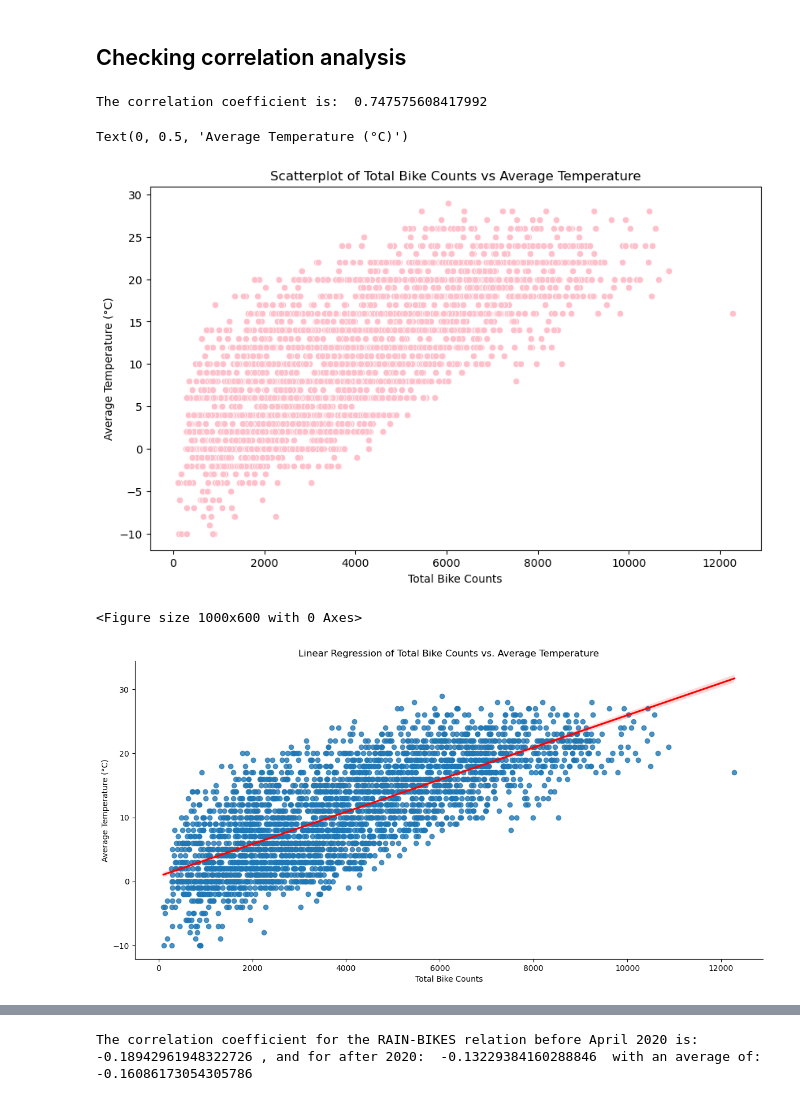
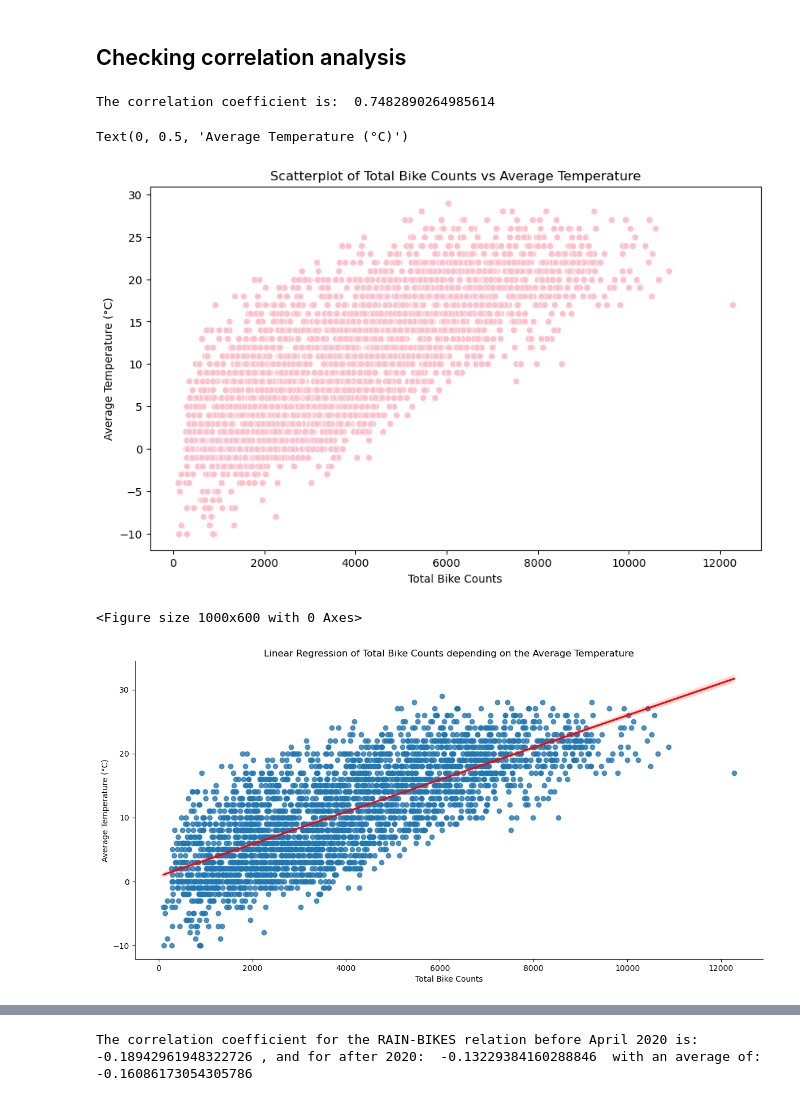
Before and after one commit to cap7586/CaroPeThesis, a Jupyter notebook: Munich_Complete_Analysis/Muc.ipynb, the cells around one changed output, grey strips where cells are left out. Cells and saved outputs as stored; diff of their text form; code cells hidden in the pictures.

```diff
--- a/Munich_Complete_Analysis/Muc.ipynb
+++ b/Munich_Complete_Analysis/Muc.ipynb
@@ -104,23 +116,23 @@ plt.show()
 # %% [output]
 [figure]
 # %%
-df_location_erhardt = df_munich[df_munich['zaehlstelle']=='Erhardt'].reset_index()
-df_location_erhardt = df_location_erhardt[['datum','zaehlstelle','gesamt','min.temp','max.temp','niederschlag']]
+df_location_erhardt = df_munich[df_munich['Location']=='Erhardt'].reset_index()
+df_location_erhardt = df_location_erhardt[['Date','Location','Total','MinTemp','MaxTemp', 'AvgTemp','RainfallVolume']]
 
-df_location_kreuther = df_munich[df_munich['zaehlstelle']=='Kreuther'].reset_index()
-df_location_kreuther = df_location_kreuther[['datum','zaehlstelle','gesamt','min.temp','max.temp','niederschlag']]
+df_location_kreuther = df_munich[df_munich['Location']=='Kreuther'].reset_index()
+df_location_kreuther = df_location_kreuther[['Date','Location','Total','MinTemp','MaxTemp', 'AvgTemp','RainfallVolume']]
 
-df_location_Hirsch = df_munich[df_munich['zaehlstelle']=='Hirsch'].reset_index()
-df_location_Hirsch = df_location_Hirsch[['datum','zaehlstelle','gesamt','min.temp','max.temp','niederschlag']]
+df_location_Hirsch = df_munich[df_munich['Location']=='Hirsch'].reset_index()
+df_location_Hirsch = df_location_Hirsch[['Date','Location','Total','MinTemp','MaxTemp', 'AvgTemp','RainfallVolume']]
 
-df_location_Olympia = df_munich[df_munich['zaehlstelle']=='Olympia'].reset_index()
-df_location_Olympia = df_location_Olympia[['datum','zaehlstelle','gesamt','min.temp','max.temp','niederschlag']]
+df_location_Olympia = df_munich[df_munich['Location']=='Olympia'].reset_index()
+df_location_Olympia = df_location_Olympia[['Date','Location','Total','MinTemp','MaxTemp', 'AvgTemp','RainfallVolume']]
 
-df_location_Margareten = df_munich[df_munich['zaehlstelle']=='Margareten'].reset_index()
-df_location_Margareten = df_location_Margareten[['datum','zaehlstelle','gesamt','min.temp','max.temp','niederschlag']]
+df_location_Margareten = df_munich[df_munich['Location']=='Margareten'].reset_index()
+df_location_Margareten = df_location_Margareten[['Date','Location','Total','MinTemp','MaxTemp', 'AvgTemp','RainfallVolume']]
 
-df_location_Arnulf = df_munich[df_munich['zaehlstelle']=='Arnulf'].reset_index()
-df_location_Arnulf = df_location_Arnulf[['datum','zaehlstelle','gesamt','min.temp','max.temp','niederschlag']]
+df_location_Arnulf = df_munich[df_munich['Location']=='Arnulf'].reset_index()
+df_location_Arnulf = df_location_Arnulf[['Date','Location','Total','MinTemp','MaxTemp', 'AvgTemp','RainfallVolume']]
 
 print(df_location_erhardt)
 # %% [output]
@@ -280,34 +248,34 @@ plt.show()
 ## Checking correlation analysis
 # %%
 # Calculate average temperature
-df_location_erhardt['avg.temp'] = (df_location_erhardt['min.temp'] + df_location_erhardt['max.temp']) / 2
+#df_location_erhardt['AvgTemp'] = (df_location_erhardt['min.temp'] + df_location_erhardt['max.temp']) / 2
 # Round 'min.temp', 'max.temp' and 'avg.temp' columns to 0 decimal places
-df_location_erhardt['min.temp'] = df_location_erhardt['min.temp'].round(0)
-df_location_erhardt['max.temp'] = df_location_erhardt['max.temp'].round(0)
-df_location_erhardt['avg.temp'] = df_location_erhardt['avg.temp'].round(0)
-df_location_erhardt['niederschlag'] = df_location_erhardt['niederschlag'].round(0)
+df_location_erhardt['MinTemp'] = df_location_erhardt['MinTemp'].round(0)
+df_location_erhardt['MaxTemp'] = df_location_erhardt['MaxTemp'].round(0)
+df_location_erhardt['AvgTemp'] = df_location_erhardt['AvgTemp'].round(0)
+df_location_erhardt['RainfallVolume'] = df_location_erhardt['RainfallVolume'].round(0)
 
-correlation_coef = df_location_erhardt['gesamt'].corr(df_location_erhardt['avg.temp'])
+correlation_coef = df_location_erhardt['Total'].corr(df_location_erhardt['AvgTemp'])
 print("The correlation coefficient is: ", correlation_coef)
 
 plt.figure(figsize=(10, 6))
-sns.scatterplot(data=df_location_erhardt, x='gesamt', y='avg.temp', color='pink')
+sns.scatterplot(data=df_location_erhardt, x='Total', y='AvgTemp', color='pink')
 
 plt.title('Scatterplot of Total Bike Counts vs Average Temperature')
 plt.xlabel('Total Bike Counts')
 plt.ylabel('Average Temperature (°C)')
 # %% [output]
-The correlation coefficient is:  0.747575608417992
+The correlation coefficient is:  0.7482890264985614
 Text(0, 0.5, 'Average Temperature (°C)')
-[figure, old version]
+[figure, new version]
 # %%
 # Lets now try to perform a linear regression by using lmplot from Seaborn
 # Plotting the scatterplot with linear regression
 plt.figure(figsize=(10, 6))
-sns.lmplot(data=df_location_erhardt, x='gesamt', y='avg.temp', height=6, aspect=2, line_kws={'color': 'red'})
+sns.lmplot(data=df_location_erhardt, x='Total', y='AvgTemp', height=6, aspect=2, line_kws={'color': 'red'})
 
 # Adding title and labels
-plt.title('Linear Regression of Total Bike Counts vs. Average Temperature')
+plt.title('Linear Regression of Total Bike Counts depending on the Average Temperature')
 plt.xlabel('Total Bike Counts')
 plt.ylabel('Average Temperature (°C)')
 
@@ -315,4 +283,4 @@ plt.ylabel('Average Temperature (°C)')
 plt.show()
 # %% [output]
 <Figure size 1000x600 with 0 Axes>
-[figure, old version]
+[figure, new version]
```
Also changed, not shown: parts of 37 cells of this notebook, 3 other files.
